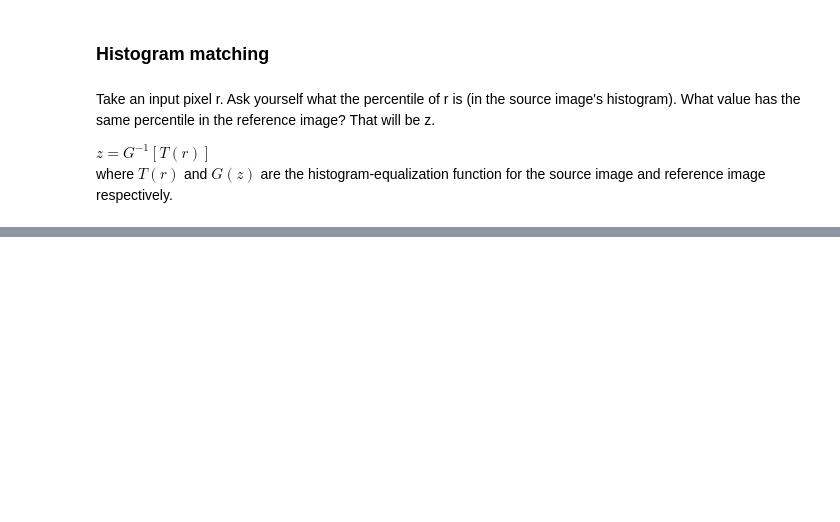
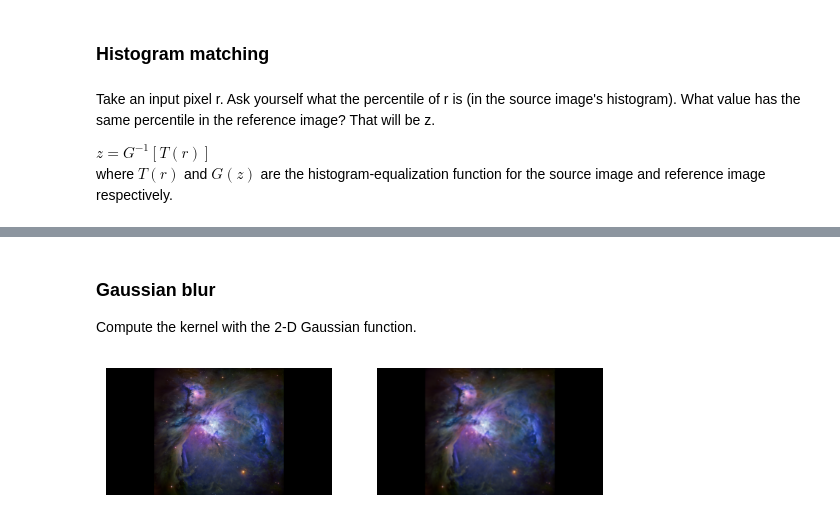
Before and after one commit to absurdusername/LabsSem5, a Jupyter notebook: CV/Lab03.ipynb, the cells around one changed output, grey strips where cells are left out. Drawn from its saved outputs; the diff is of its cells as text; code cells hidden in the pictures; blank space fills up the shorter version.

```diff
--- a/CV/Lab03.ipynb
+++ b/CV/Lab03.ipynb
@@ -50,0 +71,9 @@ plot_sideways_with_histogram(img, matched)
+# %% [markdown]
+### Gaussian blur
+
+Compute the kernel with the 2-D Gaussian function.
+# %%
+blur = cv2.GaussianBlur(orion, (11, 11), 0) # last parameter is sigma, passed as 0 for auto-compute
+plot_sideways(orion, blur)
+# %% [output]
+[figure, added]
```
Also changed, not shown: parts of 8 cells of this notebook, 1 other file.
